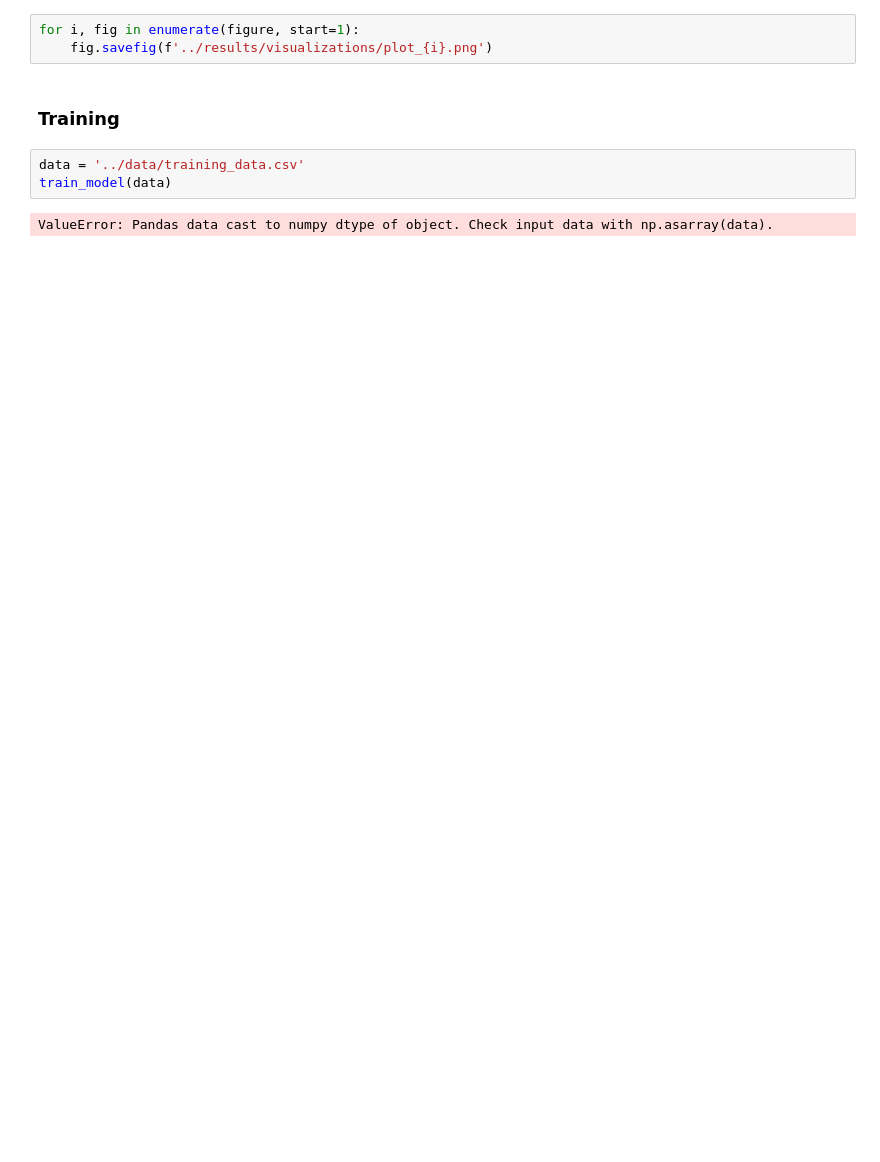
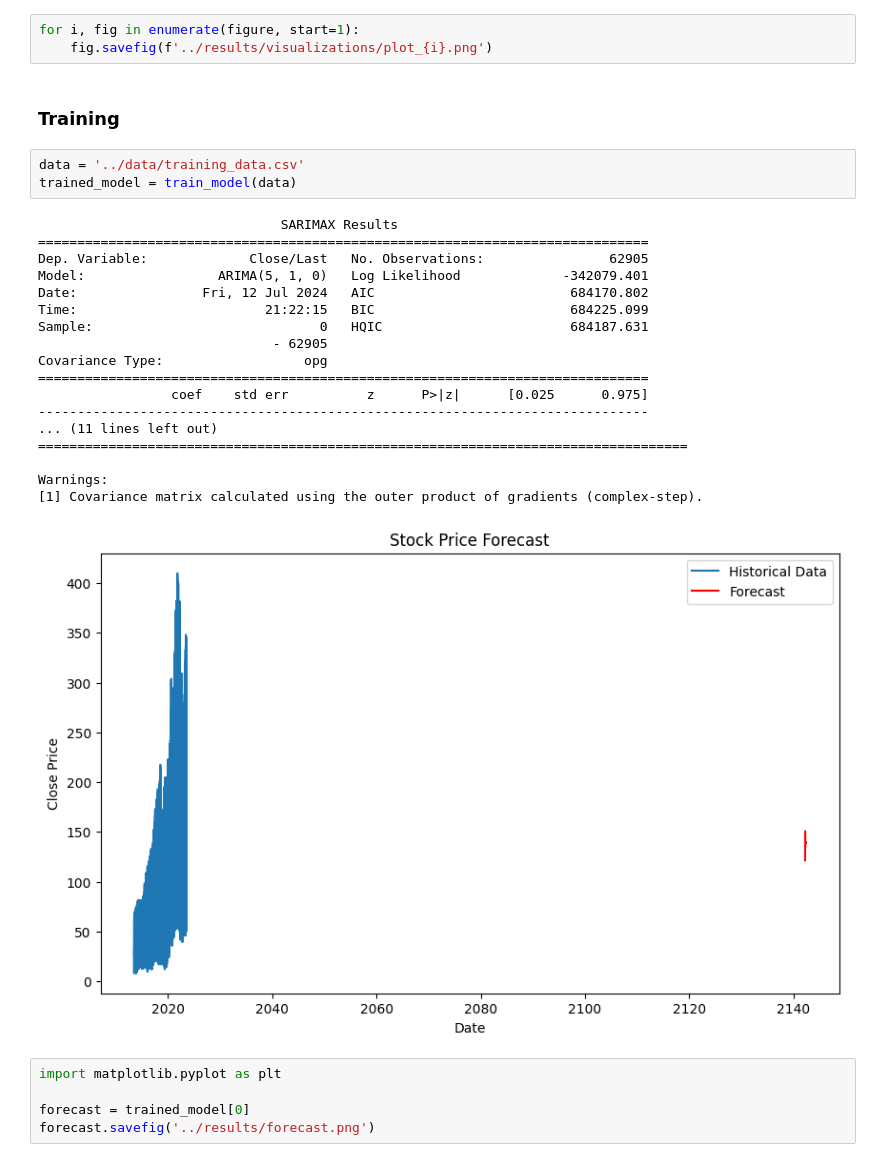
Before and after one commit to painarasimha/6-Stock-Price-Prediction-with-ARIMA, a Jupyter notebook: notebooks/Stock_price_prediction.ipynb, the cells around one changed output. Drawn from its saved outputs; the diff is of its cells as text; blank space fills up the shorter version.

```diff
--- a/notebooks/Stock_price_prediction.ipynb
+++ b/notebooks/Stock_price_prediction.ipynb
@@ -52,6 +57,28 @@ for i, fig in enumerate(figure, start=1):
 ### Training
 # %%
 data = '../data/training_data.csv'
-train_model(data)
+trained_model = train_model(data)
 # %% [output]
-ValueError: Pandas data cast to numpy dtype of object. Check input data with np.asarray(data).
+                               SARIMAX Results
+==============================================================================
+Dep. Variable:             Close/Last   No. Observations:                62905
+Model:                 ARIMA(5, 1, 0)   Log Likelihood             -342079.401
+Date:                Fri, 12 Jul 2024   AIC                         684170.802
+Time:                        21:22:15   BIC                         684225.099
+Sample:                             0   HQIC                        684187.631
+                              - 62905
+Covariance Type:                  opg
+==============================================================================
+                 coef    std err          z      P>|z|      [0.025      0.975]
+------------------------------------------------------------------------------
+... (11 lines left out)
+===================================================================================
+
+Warnings:
+[1] Covariance matrix calculated using the outer product of gradients (complex-step).
+[figure, added]
+# %%
+import matplotlib.pyplot as plt
+
+forecast = trained_model[0]
+forecast.savefig('../results/forecast.png')
```
Also changed, not shown: parts of 4 cells of this notebook.
